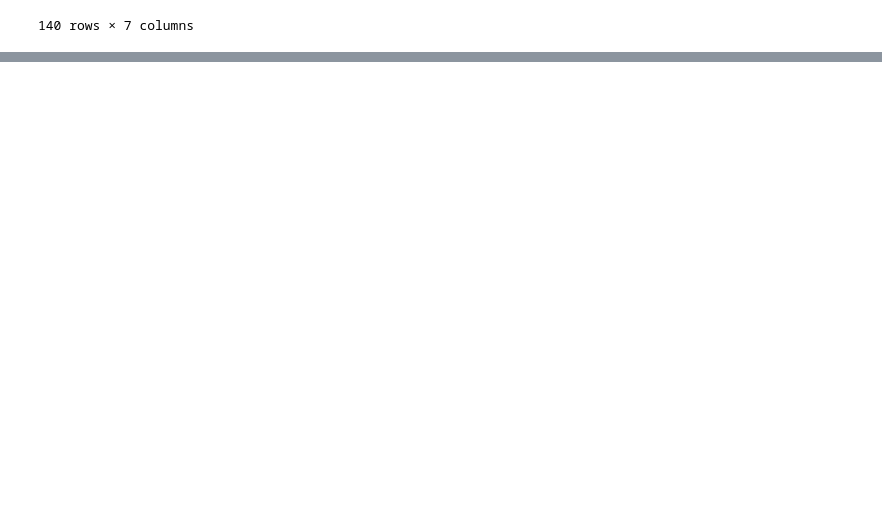
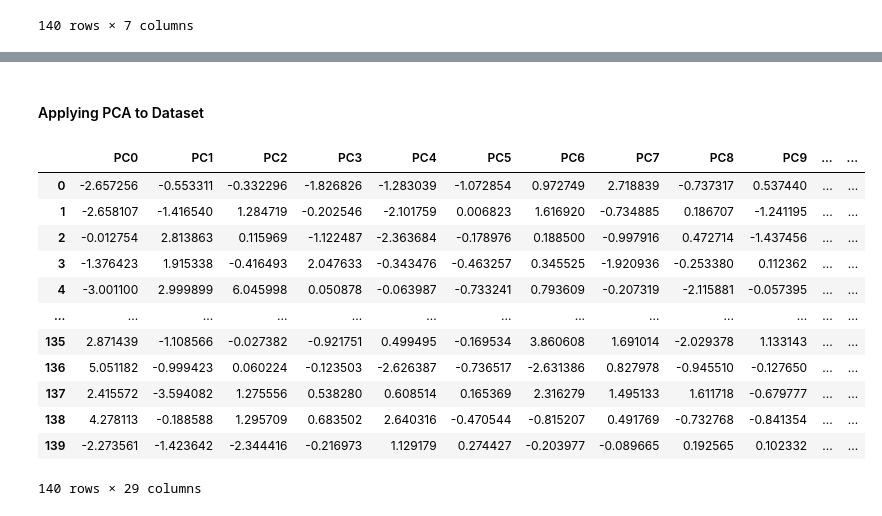
Before and after one commit to arsyadCode/ProjekTA_UPERESEARCH, a Jupyter notebook: Udin/Preprocessing Data Quisioner.ipynb, the cells around one changed output, grey strips where cells are left out. Cells and saved outputs as stored; diff of their text form; code cells hidden in the pictures; blank space fills up the shorter version.

```diff
--- a/Udin/Preprocessing Data Quisioner.ipynb
+++ b/Udin/Preprocessing Data Quisioner.ipynb
@@ -1851,8 +1860,7 @@ list_nominal_data = [
     'cara_belajar_mahasiswa'
 ]
 
-columns_nominal_data = df_cleaned[list_nominal_data].copy()
-for column, value in columns_nominal_data.items():
+for column, value in df_transformed[list_nominal_data].items():
     print(f'Column Name: {column} | Unique Total: {value.nunique()} | Data types: {value.dtype}')
     print(f'Unique Value: {value.unique()}')
     print('='*100)
@@ -1994,0 +2076,23 @@ https://scikit-learn.org/stable/modules/generated/sklearn.feature_selection.Vari
+# %% [markdown]
+#### Applying PCA to Dataset
+# %%
+pca = PCA(n_components=cum_var_above_threshold[0])
+dataset_pca = pca.fit_transform(df_transformed)
+
+df_pca = pd.DataFrame(dataset_pca,
+                     columns=[f'PC{x}' for x in range(cum_var_above_threshold[0])])
+df_pca
+# %% [output]
+|  | PC0 | PC1 | PC2 | PC3 | PC4 | PC5 | PC6 | PC7 | PC8 | PC9 | ... | ... |
+| 0 | -2.657256 | -0.553311 | -0.332296 | -1.826826 | -1.283039 | -1.072854 | 0.972749 | 2.718839 | -0.737317 | 0.537440 | ... | ... |
+| 1 | -2.658107 | -1.416540 | 1.284719 | -0.202546 | -2.101759 | 0.006823 | 1.616920 | -0.734885 | 0.186707 | -1.241195 | ... | ... |
+| 2 | -0.012754 | 2.813863 | 0.115969 | -1.122487 | -2.363684 | -0.178976 | 0.188500 | -0.997916 | 0.472714 | -1.437456 | ... | ... |
+| 3 | -1.376423 | 1.915338 | -0.416493 | 2.047633 | -0.343476 | -0.463257 | 0.345525 | -1.920936 | -0.253380 | 0.112362 | ... | ... |
+| 4 | -3.001100 | 2.999899 | 6.045998 | 0.050878 | -0.063987 | -0.733241 | 0.793609 | -0.207319 | -2.115881 | -0.057395 | ... | ... |
+| ... | ... | ... | ... | ... | ... | ... | ... | ... | ... | ... | ... | ... |
+| 135 | 2.871439 | -1.108566 | -0.027382 | -0.921751 | 0.499495 | -0.169534 | 3.860608 | 1.691014 | -2.029378 | 1.133143 | ... | ... |
+| 136 | 5.051182 | -0.999423 | 0.060224 | -0.123503 | -2.626387 | -0.736517 | -2.631386 | 0.827978 | -0.945510 | -0.127650 | ... | ... |
+| 137 | 2.415572 | -3.594082 | 1.275556 | 0.538280 | 0.608514 | 0.165369 | 2.316279 | 1.495133 | 1.611718 | -0.679777 | ... | ... |
+| 138 | 4.278113 | -0.188588 | 1.295709 | 0.683502 | 2.640316 | -0.470544 | -0.815207 | 0.491769 | -0.732768 | -0.841354 | ... | ... |
+| 139 | -2.273561 | -1.423642 | -2.344416 | -0.216973 | 1.129179 | 0.274427 | -0.203977 | -0.089665 | 0.192565 | 0.102332 | ... | ... |
+140 rows × 29 columns
```
Also changed, not shown: parts of 23 cells of this notebook, 1 other file.
